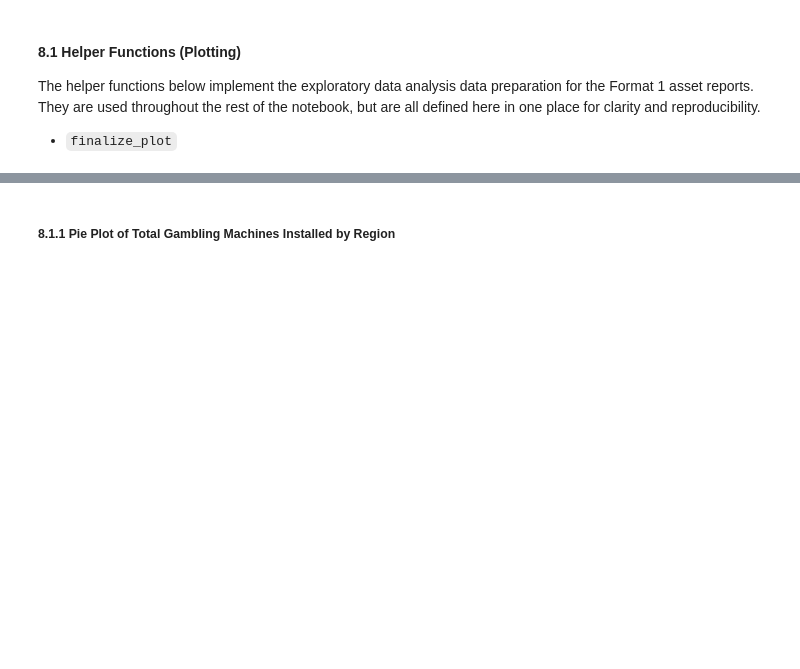
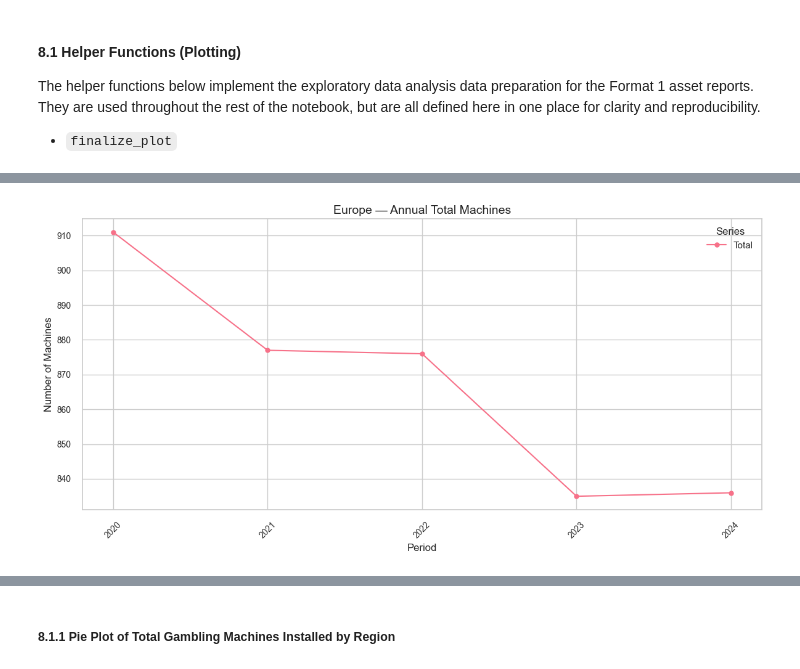
Before and after one commit to pinhaopan/muckrock-liberation, a Jupyter notebook: fa25-team-a/asset_reports.ipynb, the cells around one changed output, grey strips where cells are left out. Saved outputs shown, nothing was run; the diff lists cells and outputs as text; code cells hidden in the pictures; blank space fills up the shorter version.

```diff
--- a/fa25-team-a/asset_reports.ipynb
+++ b/fa25-team-a/asset_reports.ipynb
@@ -1202,0 +1522,9 @@ def plot_snapshot_timeseries(
+# %%
+plot_snapshot_timeseries(
+    eu_machines_all_year,
+    region="Europe",
+    cols=["Total"],
+    title_suffix="Annual Total Machines"
+)
+# %% [output]
+[figure, added]
```
Also changed, not shown: parts of 21 cells of this notebook.
